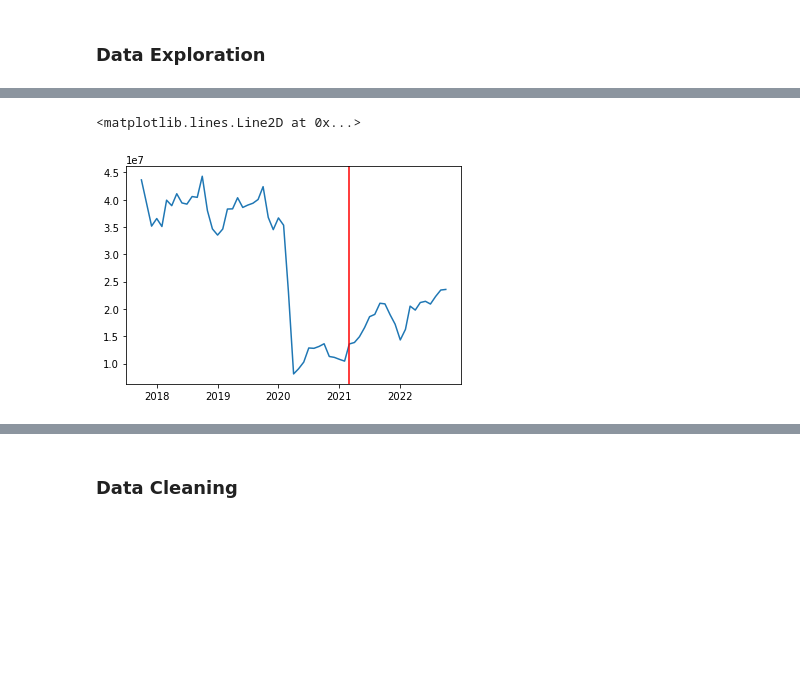
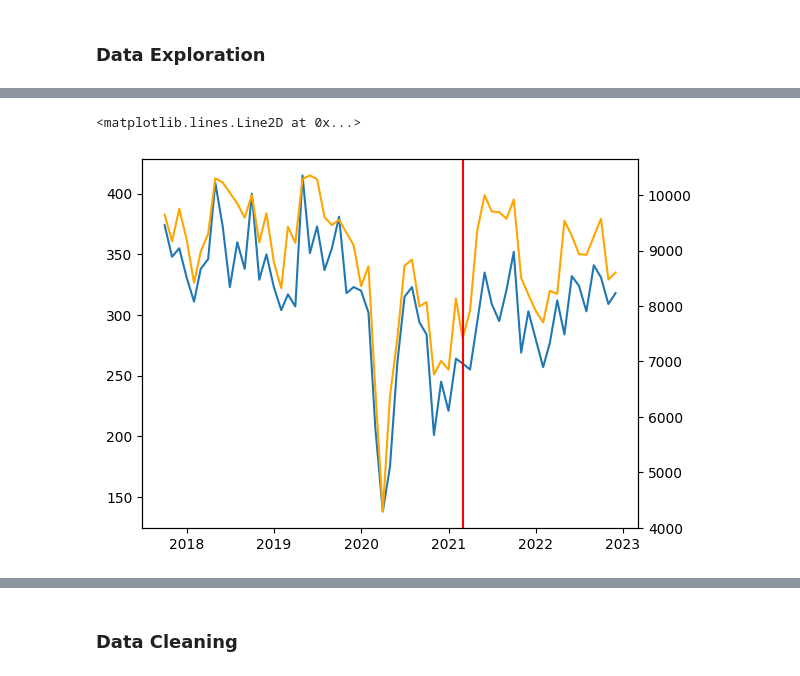
Before and after one commit to rroong/Speed_Camera, a Jupyter notebook: Speed_Camera.ipynb, the cells around one changed output, grey strips where cells are left out. Cells and saved outputs as stored; diff of their text form; code cells hidden in the pictures; blank space fills up the shorter version.

```diff
--- a/Speed_Camera.ipynb
+++ b/Speed_Camera.ipynb
@@ -92,0 +67,9 @@ memory usage: 268.9+ MB
+# %%
+camera_crash = crash[crash['FULL_ADDR'].isin(camera_area)]
+no_camera_crash = crash[~crash['FULL_ADDR'].isin(camera_area)]
+# %%
+#Group by month truncated date and sum number of occurences
+crash_group = crash[['CRASH_DATE_TRUNC','CRASH_RECORD_ID']].groupby(by='CRASH_DATE_TRUNC').count()
+violation_group = violations[['VIOLATION DATE TRUNC','VIOLATIONS']].groupby(by='VIOLATION DATE TRUNC').sum()
+camera_crash_group = camera_crash[['CRASH_DATE_TRUNC','CRASH_RECORD_ID']].groupby(by='CRASH_DATE_TRUNC').count()
+no_camera_crash_group = no_camera_crash[['CRASH_DATE_TRUNC','CRASH_RECORD_ID']].groupby(by='CRASH_DATE_TRUNC').count()
@@ -102,10 +115,12 @@ plt.axvline(datetime.datetime(2021, 3, 1), color='r')
-# %%
-fig, ax = plt.subplots()
-ax.plot(cta_group.index, cta_group['total_rides'])
-plt.axvline(datetime.datetime(2021, 3, 1), color='r')
-# %% [output]
-<matplotlib.lines.Line2D at 0x...>
-[figure, removed]
+# %%
+fig, ax = plt.subplots()
+ax.plot(camera_crash_group.index, camera_crash_group['CRASH_RECORD_ID'])
+ax2 = ax.twinx()
+ax2.plot(no_camera_crash_group.index, no_camera_crash_group['CRASH_RECORD_ID'], color="orange")
+plt.axvline(datetime.datetime(2021, 3, 1), color='r')
+# %% [output]
+<matplotlib.lines.Line2D at 0x...>
+[figure, added]
 # %%
 fig, ax = plt.subplots()
 ax.plot(violation_group.index, violation_group['VIOLATIONS'])
```
Also changed, not shown: parts of 10 cells of this notebook.
